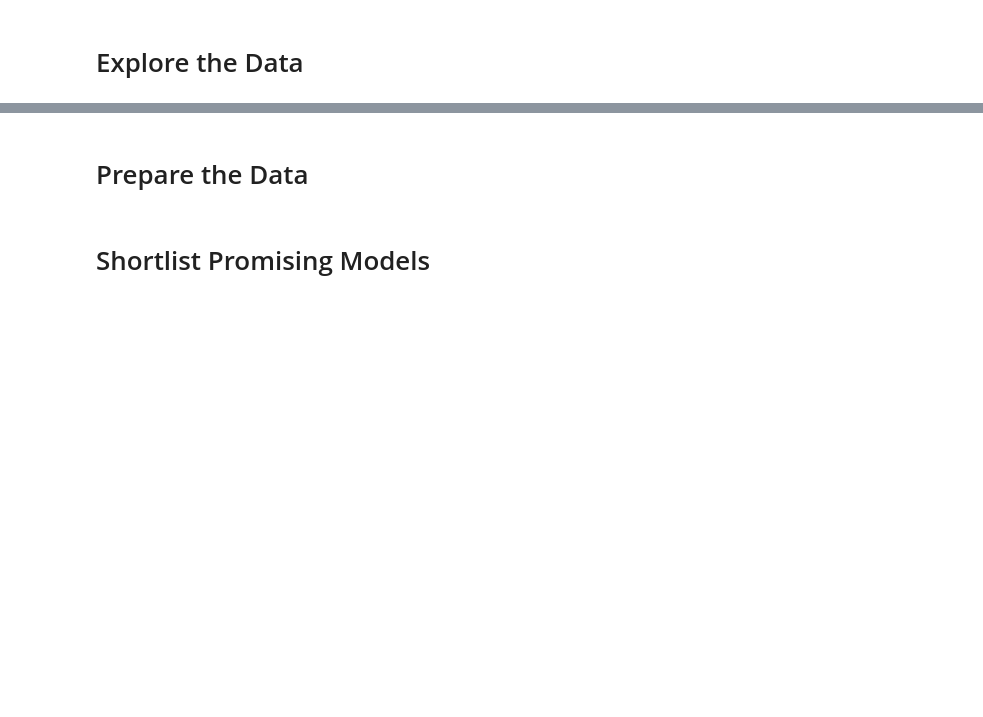
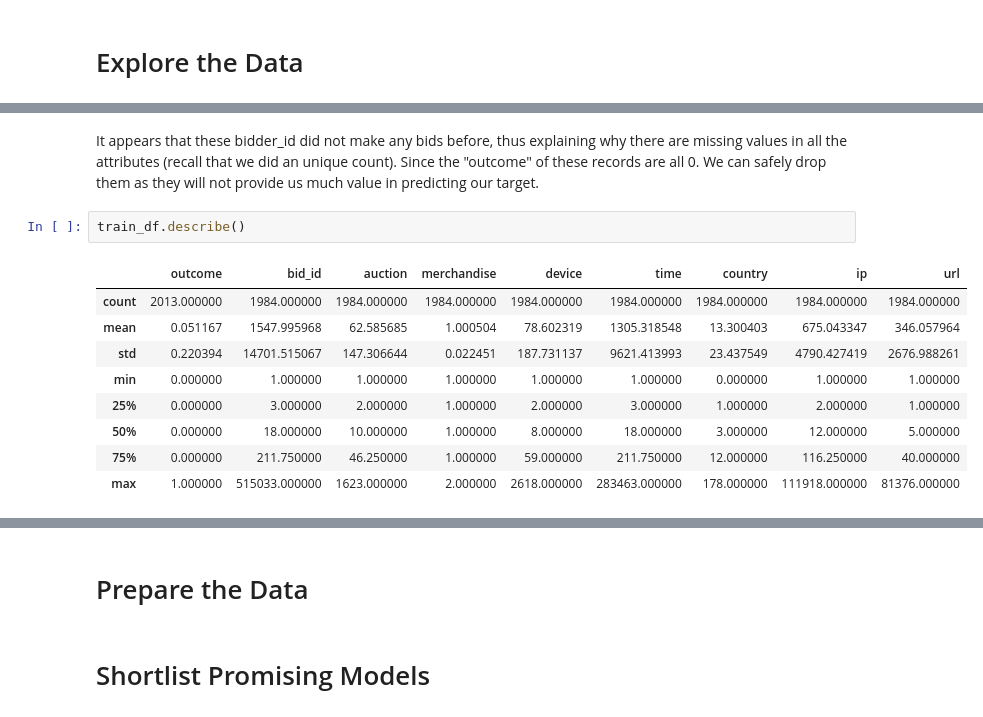
Before and after one commit to WeiKeongOng/fb-recruiting-human-robot, a Jupyter notebook: eda.ipynb, the cells around one changed output, grey strips where cells are left out. Drawn from its saved outputs; the diff is of its cells as text; blank space fills up the shorter version.

```diff
--- a/eda.ipynb
+++ b/eda.ipynb
@@ -158,0 +271,14 @@ bidders_test.head()
+# %% [markdown]
+It appears that these bidder_id did not make any bids before, thus explaining why there are missing values in all the attributes (recall that we did an unique count). Since the "outcome" of these records are all 0. We can safely drop them as they will not provide us much value in predicting our target.
+# %%
+train_df.describe()
+# %% [output]
+|  | outcome | bid_id | auction | merchandise | device | time | country | ip | url |
+| count | 2013.000000 | 1984.000000 | 1984.000000 | 1984.000000 | 1984.000000 | 1984.000000 | 1984.000000 | 1984.000000 | 1984.000000 |
+| mean | 0.051167 | 1547.995968 | 62.585685 | 1.000504 | 78.602319 | 1305.318548 | 13.300403 | 675.043347 | 346.057964 |
+| std | 0.220394 | 14701.515067 | 147.306644 | 0.022451 | 187.731137 | 9621.413993 | 23.437549 | 4790.427419 | 2676.988261 |
+| min | 0.000000 | 1.000000 | 1.000000 | 1.000000 | 1.000000 | 1.000000 | 0.000000 | 1.000000 | 1.000000 |
+| 25% | 0.000000 | 3.000000 | 2.000000 | 1.000000 | 2.000000 | 3.000000 | 1.000000 | 2.000000 | 1.000000 |
+| 50% | 0.000000 | 18.000000 | 10.000000 | 1.000000 | 8.000000 | 18.000000 | 3.000000 | 12.000000 | 5.000000 |
+| 75% | 0.000000 | 211.750000 | 46.250000 | 1.000000 | 59.000000 | 211.750000 | 12.000000 | 116.250000 | 40.000000 |
+| max | 1.000000 | 515033.000000 | 1623.000000 | 2.000000 | 2618.000000 | 283463.000000 | 178.000000 | 111918.000000 | 81376.000000 |
```
Also changed, not shown: parts of 18 cells of this notebook.
